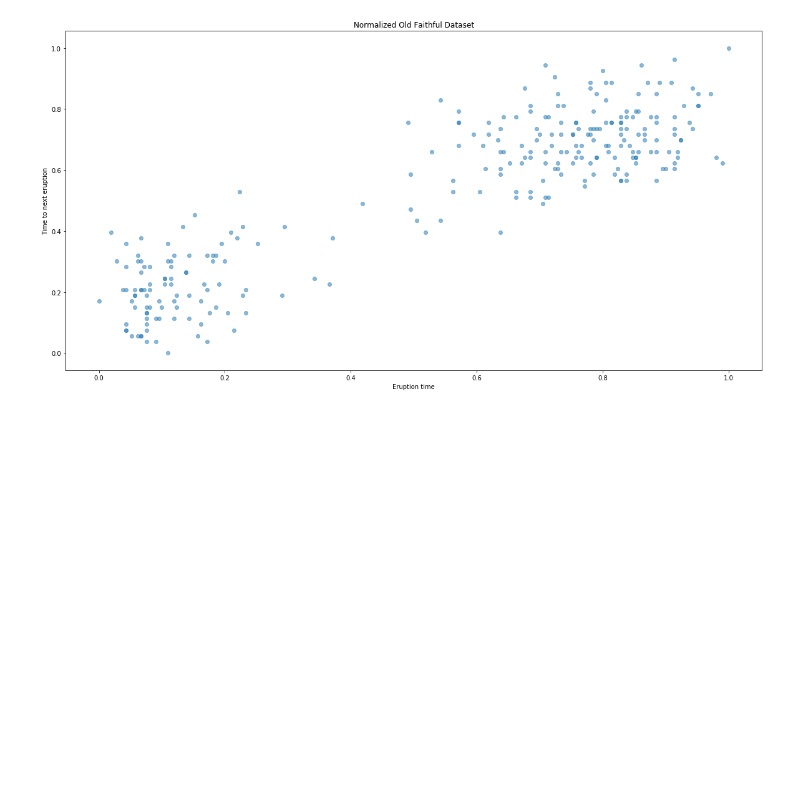
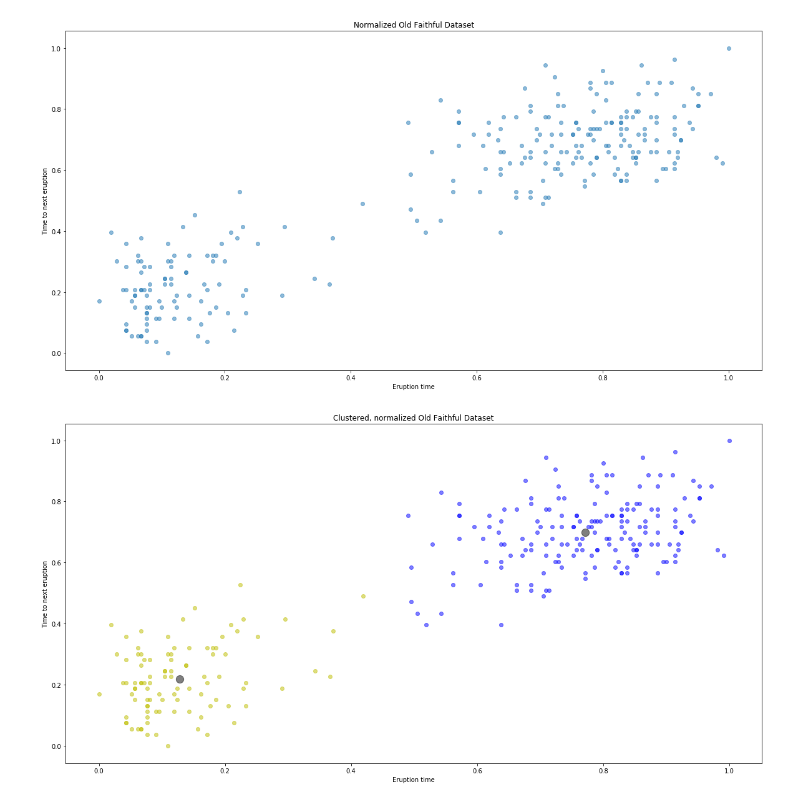
Before and after one commit to 0xLeon/MachLearn-Exercises, a Jupyter notebook: Exercise07/MachLearnExercise07.ipynb, the cells around one changed output. Cells and saved outputs as stored; diff of their text form; code cells hidden in the pictures; blank space fills up the shorter version.

Commit message:
Added kmeans algorithm

```diff
--- a/Exercise07/MachLearnExercise07.ipynb
+++ b/Exercise07/MachLearnExercise07.ipynb
@@ -44,3 +44,46 @@ plt.title('Normalized Old Faithful Dataset')
 plt.show()
 # %% [output]
 [figure]
+# %%
+def kmeans(k, data):
+    m = np.random.uniform(0, 1, (k, 2))
+    m_prev = np.zeros(m.shape)
+    labels = np.zeros(data.shape[0])
+
+    dist = np.linalg.norm(m - m_prev, None)
+
+    while dist > 0:
+        labels = np.apply_along_axis(lambda x: np.argmin(np.linalg.norm(np.array(x) - m, axis=1)), 1, np.array(ndata))
+
+        m_prev = m.copy()
+
+        for i in range(k):
+            p = [data.iloc[j] for j in range(data.shape[0]) if labels[j] == i]
+
+            if len(p) > 0:
+                m[i] = np.mean(p, axis=0)
+
+        dist = np.linalg.norm(m - m_prev, None)
+
+    return labels, m
+# %%
+def plot_kmeans(k, data):
+    labels, centers = kmeans(k, data)
+    colors = ['y', 'b', 'g', 'r', 'c', 'm']
+    plt.figure(1, (20, 10))
+
+    for i in range(k):
+        p = np.array([data.iloc[j] for j in range(ndata.shape[0]) if labels[j] == i])
+
+        if len(p) > 0:
+            plt.gca().scatter(p[:, 0], p[:, 1], marker='o', alpha=0.5, c=colors[i])
+
+    plt.gca().scatter(centers[:, 0], centers[:, 1], marker='o', alpha=0.5, s=150, c='k')
+    plt.xlabel('Eruption time')
+    plt.ylabel('Time to next eruption')
+    plt.title('Clustered, normalized Old Faithful Dataset')
+    plt.show()
+# %%
+plot_kmeans(2, ndata)
+# %% [output]
+[figure, added]
```
Also changed, not shown: parts of 1 cell of this notebook.
